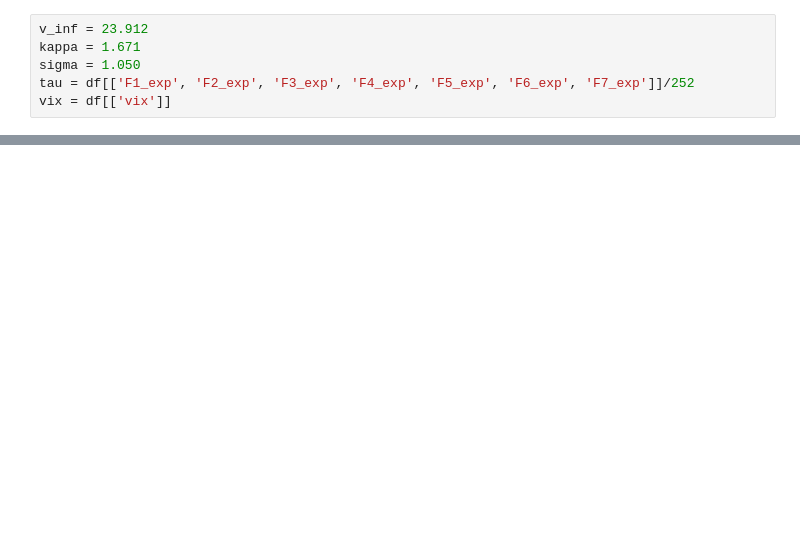
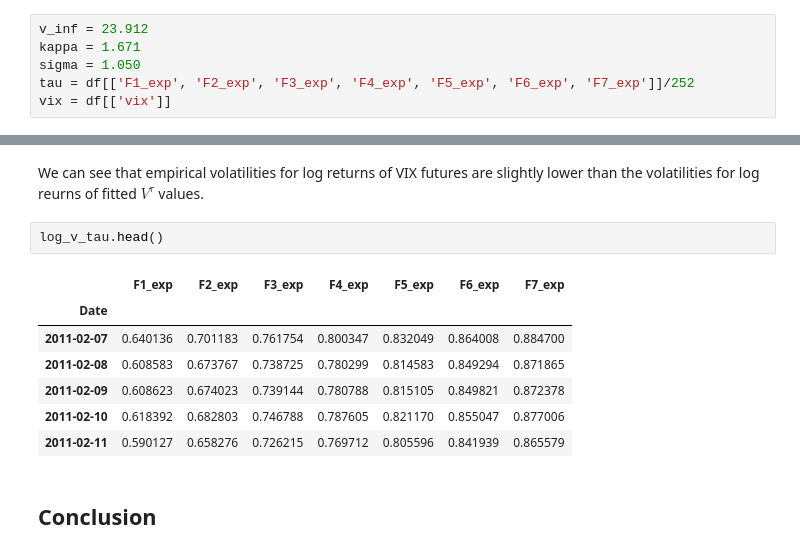
Before and after one commit to canelbiryol/Risk_Portfolio_Management, a Jupyter notebook: Homework3/Homework3.ipynb, the cells around one changed output, grey strips where cells are left out. Drawn from its saved outputs; the diff is of its cells as text; blank space fills up the shorter version.

```diff
--- a/Homework3/Homework3.ipynb
+++ b/Homework3/Homework3.ipynb
@@ -408,0 +417,14 @@ log_v_tau.std().plot()
+# %% [markdown]
+We can see that empirical volatilities for log returns of VIX futures are slightly lower than the volatilities for log reurns of fitted $V^\tau$ values.
+# %%
+log_v_tau.head()
+# %% [output]
+|  | F1_exp | F2_exp | F3_exp | F4_exp | F5_exp | F6_exp | F7_exp |
+| Date |  |  |  |  |  |  |  |
+| 2011-02-07 | 0.640136 | 0.701183 | 0.761754 | 0.800347 | 0.832049 | 0.864008 | 0.884700 |
+| 2011-02-08 | 0.608583 | 0.673767 | 0.738725 | 0.780299 | 0.814583 | 0.849294 | 0.871865 |
+| 2011-02-09 | 0.608623 | 0.674023 | 0.739144 | 0.780788 | 0.815105 | 0.849821 | 0.872378 |
+| 2011-02-10 | 0.618392 | 0.682803 | 0.746788 | 0.787605 | 0.821170 | 0.855047 | 0.877006 |
+| 2011-02-11 | 0.590127 | 0.658276 | 0.726215 | 0.769712 | 0.805596 | 0.841939 | 0.865579 |
+# %% [markdown]
+## Conclusion
```
Also changed, not shown: parts of 10 cells of this notebook.
